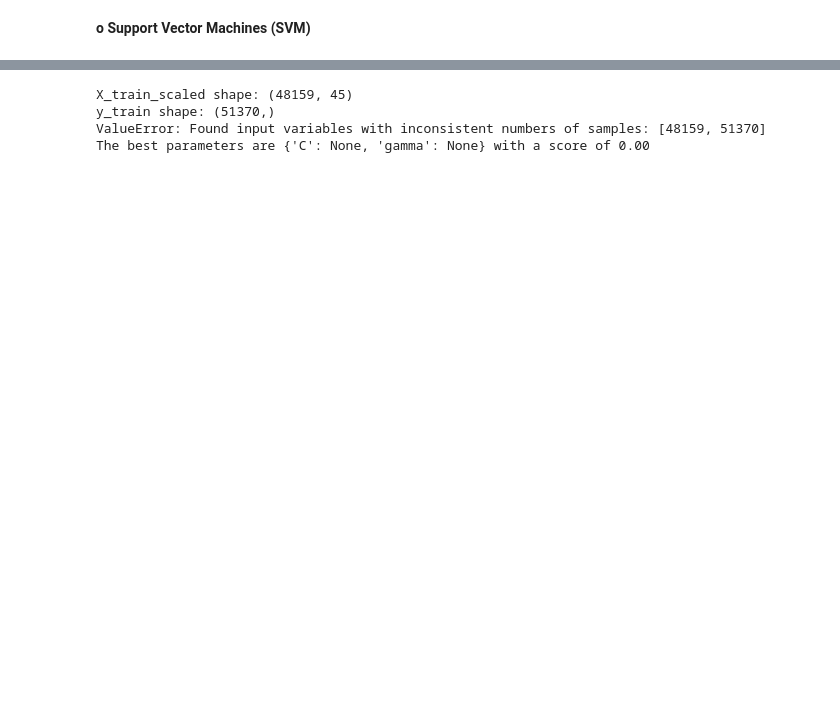
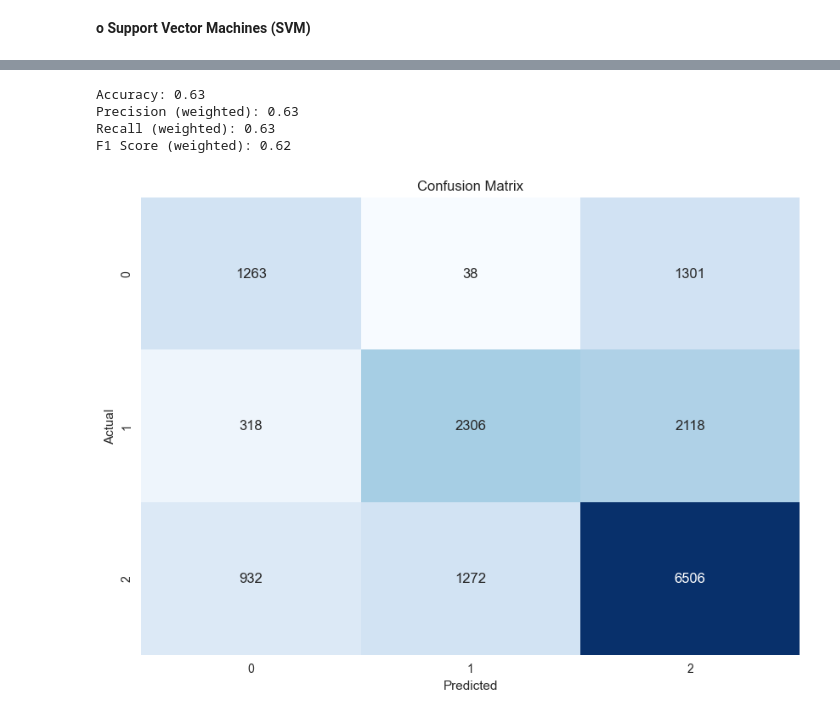
Before and after one commit to ishamel101/Credit-Score-Classification, a Jupyter notebook: Credit Score Classification.ipynb, the cells around one changed output, grey strips where cells are left out. Cells and saved outputs as stored; diff of their text form; code cells hidden in the pictures; blank space fills up the shorter version.

```diff
--- a/Credit Score Classification.ipynb
+++ b/Credit Score Classification.ipynb
@@ -1436,48 +1383,29 @@ ValueError: Found input variables with inconsistent numbers of samples: [48159,
-# %%
-
-from sklearn.model_selection import StratifiedShuffleSplit
-
-
-
-# Print shapes to diagnose the issue
-print(f"X_train_scaled shape: {X_train_scaled.shape}")
-print(f"y_train shape: {y_train.shape}")
-
-# Initialize variables to store best parameters and best score
-best_score = 0.0
-best_params = {'C': None, 'gamma': None}
-
-# Perform stratified shuffle split cross-validation
-cv = StratifiedShuffleSplit(n_splits=3, test_size=0.2, random_state=42)
-
-try:
-    for train_index, val_index in cv.split(X_train_scaled, y_train):
-        X_train_cv, X_val_cv = X_train_scaled[train_index], X_train_scaled[val_index]
-        y_train_cv, y_val_cv = y_train[train_index], y_train[val_index]
-
-        # Initialize SVM classifier with current parameters
-        svm_clf = SVC(kernel='rbf', C=1.0, gamma='scale', random_state=42)
-
-        # Fit the SVM classifier on training data for this split
-        svm_clf.fit(X_train_cv, y_train_cv)
-
-        # Predict on validation data and compute accuracy score
-        y_pred = svm_clf.predict(X_val_cv)
-        score = accuracy_score(y_val_cv, y_pred)
-
-        # Check if current parameters give better score than previous best
-        if score > best_score:
-            best_score = score
-            best_params['C'] = 1.0  # example value, update with actual best C
-            best_params['gamma'] = 'scale'  # example value, update with actual best gamma
-
-except ValueError as e:
-    print(f"ValueError: {e}")
-
-# Print the best parameters and best score found
-print(f"The best parameters are {best_params} with a score of {best_score:.2f}")
-# %% [output]
-X_train_scaled shape: (48159, 45)
-y_train shape: (51370,)
-ValueError: Found input variables with inconsistent numbers of samples: [48159, 51370]
-The best parameters are {'C': None, 'gamma': None} with a score of 0.00
+# %%
+# train test split
+x = data_training.drop('Credit_Score',axis=1)
+y = data_training['Credit_Score'].values
+
+X_train,X_test,y_train,y_test = train_test_split(x,y, test_size=0.25, random_state=45)
+
+# Standardization
+scaler = StandardScaler()
+X_train_scaled = scaler.fit_transform(X_train)
+X_test_scaled = scaler.transform(X_test)
+
+# Create an SVM classifier
+svm = SVC(kernel='linear', C=1.0, random_state=42)
+
+# Train the model
+svm.fit(X_train_scaled, y_train)
+
+# Make predictions on the test data
+y_pred_svm = svm.predict(X_test_scaled)
+
+# EVALUATION
+evaluate_model(y_test,y_pred_svm)
+# %% [output]
+Accuracy: 0.63
+Precision (weighted): 0.63
+Recall (weighted): 0.63
+F1 Score (weighted): 0.62
+[figure, added]
```
Also changed, not shown: parts of 10 cells of this notebook.
